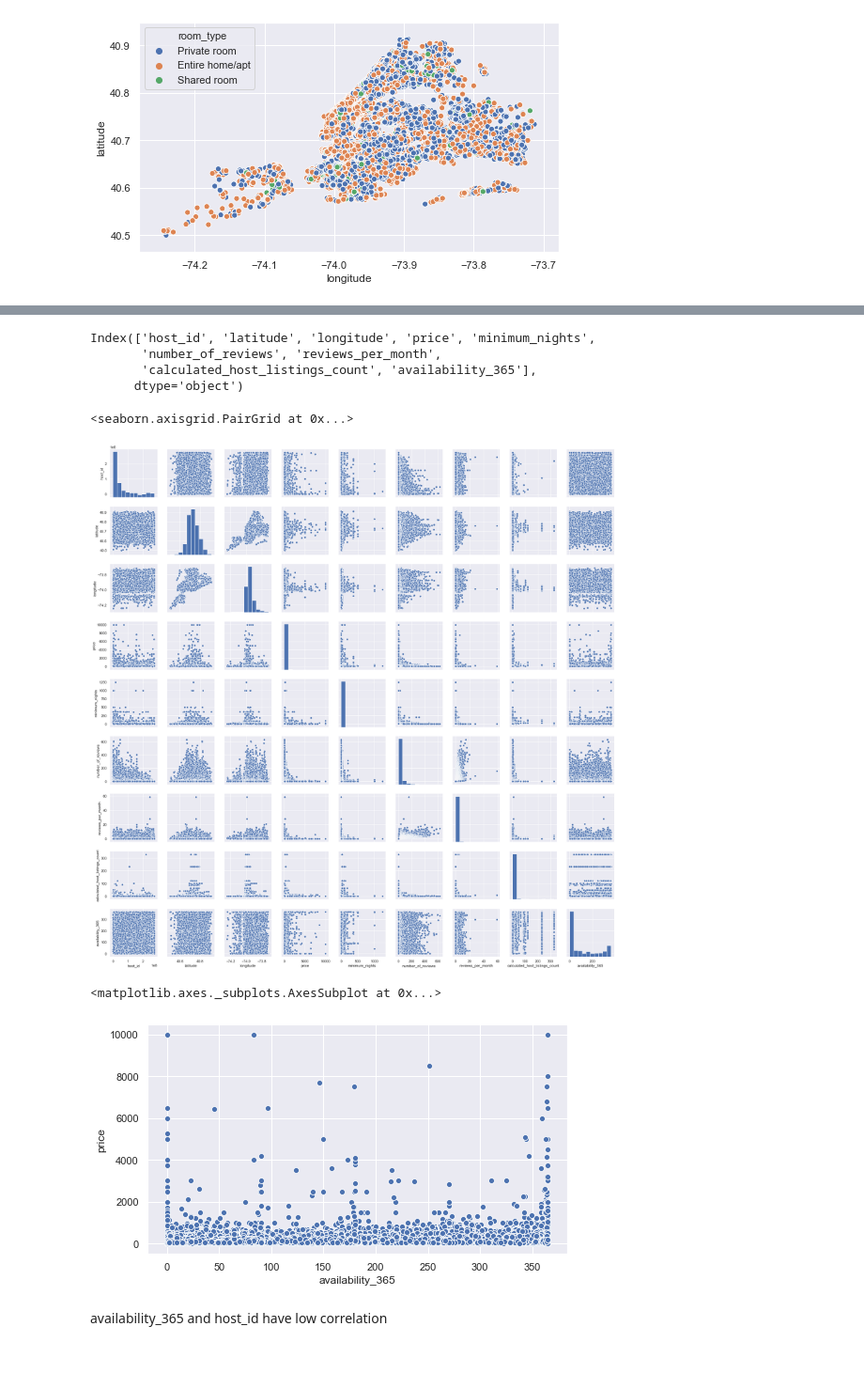
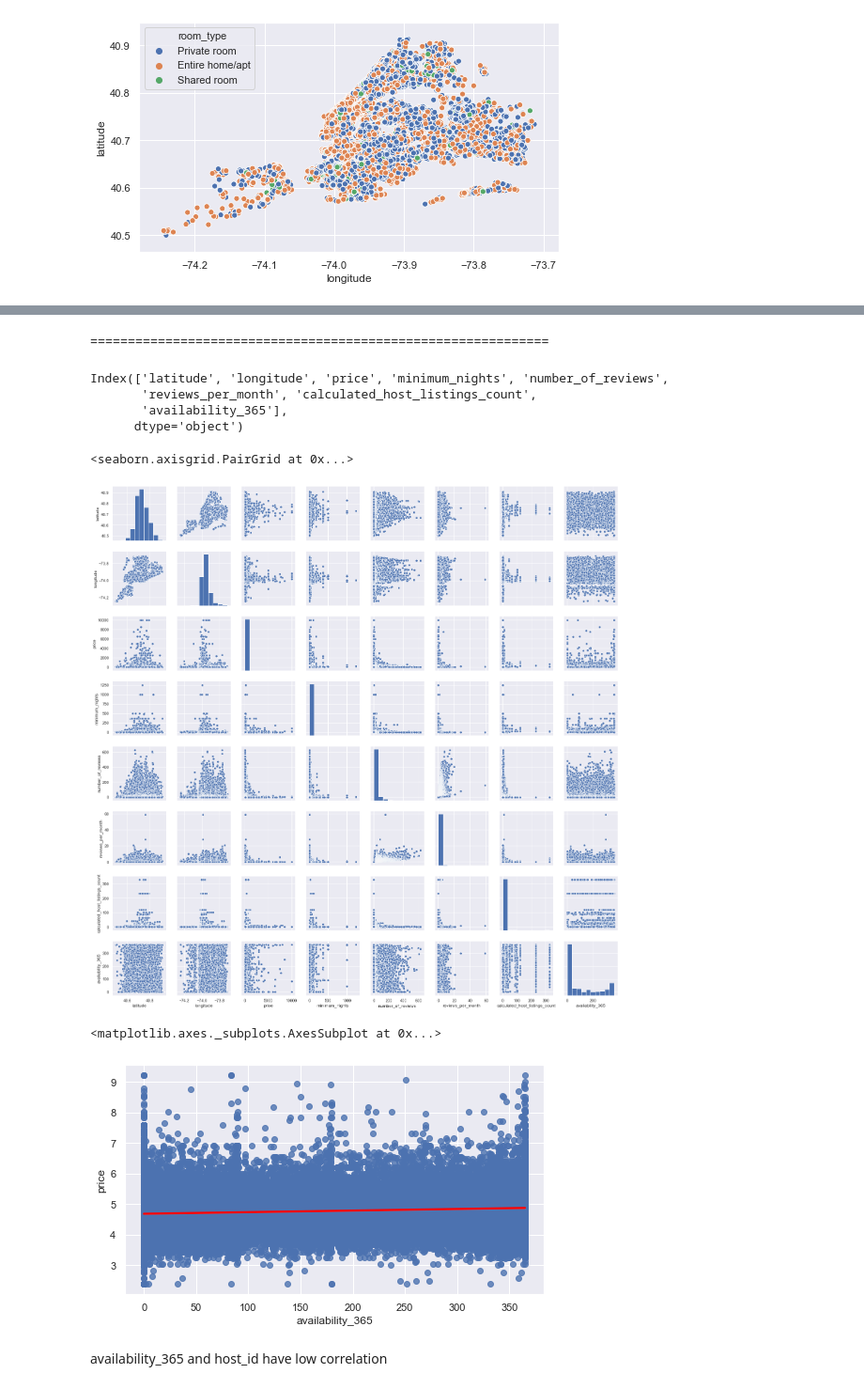
Before and after one commit to aleksanp/airbnb-prices, a Jupyter notebook: airbnb_learning.ipynb, the cells around one changed output, grey strips where cells are left out. Shown at 94% size. Cells and saved outputs as stored; diff of their text form; code cells hidden in the pictures; blank space fills up the shorter version.

```diff
--- a/airbnb_learning.ipynb
+++ b/airbnb_learning.ipynb
@@ -90,5 +105,5 @@ airbnb_data_full.duplicated().sum()
 # %%
-airbnb_data = airbnb_data_full.drop(['id','host_name','last_review'], axis=1)
+airbnb_data = airbnb_data_full.drop(['id', 'name', 'host_id', 'host_name', 'last_review'], axis=1)
 # %%
 airbnb_data.head(3)
 # %% [output]
@@ -119,5 +136,6 @@ dtype: float64
 # %%
-airbnb_data.fillna({'reviews_per_month':0}, inplace=True)
+airbnb_data.fillna({'reviews_per_month':0.0}, inplace=True)
+# airbnb_data = airbnb_data.drop(['reviews_per_month'], axis=1)
 # %%
 airbnb_data.head(3)
 # %% [output]
@@ -168,5 +167,3 @@ availability_365 : 366 unique values
 # %% [markdown]
 Features "name", "neighbourhood_group", "neighbourhood" and "room_type" are object.
 Feature "neighbourhood_group" has 5 groups. Feature "room_type" has 3 types. Feature "name" should be dropped.
-# %%
-airbnb_data.drop(['name'], axis=1, inplace=True)
@@ -196,0 +184,2 @@ Price 0 and minimum_nights 1250 look strange
+# %%
+airbnb_data = airbnb_data[airbnb_data.price != 0]
@@ -280,29 +270,31 @@ sns.scatterplot(airbnb_data_choosen.longitude, airbnb_data_choosen.latitude, hue
+# %% [markdown]
+=============================================================
 # %%
 numerics = ['int16', 'int32', 'int64', 'float16', 'float32', 'float64']
 num_features = airbnb_data.select_dtypes(include=numerics).columns
 # %%
 num_features
 # %% [output]
-Index(['host_id', 'latitude', 'longitude', 'price', 'minimum_nights',
-       'number_of_reviews', 'reviews_per_month',
-       'calculated_host_listings_count', 'availability_365'],
+Index(['latitude', 'longitude', 'price', 'minimum_nights', 'number_of_reviews',
+       'reviews_per_month', 'calculated_host_listings_count',
+       'availability_365'],
       dtype='object')
 # %%
 sns.set()
 sns.pairplot(airbnb_data[num_features])
 # %% [output]
 <seaborn.axisgrid.PairGrid at 0x...>
-[figure, old version]
+[figure, new version]
 # %%
 # Index(['host_id', 'latitude', 'longitude', 'price', 'minimum_nights',
 #        'number_of_reviews', 'reviews_per_month',
 #        'calculated_host_listings_count', 'availability_365'],
 #       dtype='object')
 # %%
-sns.scatterplot(airbnb_data.availability_365, airbnb_data.price)
+sns.regplot(airbnb_data.availability_365, np.log1p(airbnb_data.price), line_kws={"color": "red"})
 # %% [output]
 <matplotlib.axes._subplots.AxesSubplot at 0x...>
-[figure, old version]
+[figure, new version]
 # %% [markdown]
 availability_365 and host_id have low correlation
 # %%
```
Also changed, not shown: parts of 128 cells of this notebook.
